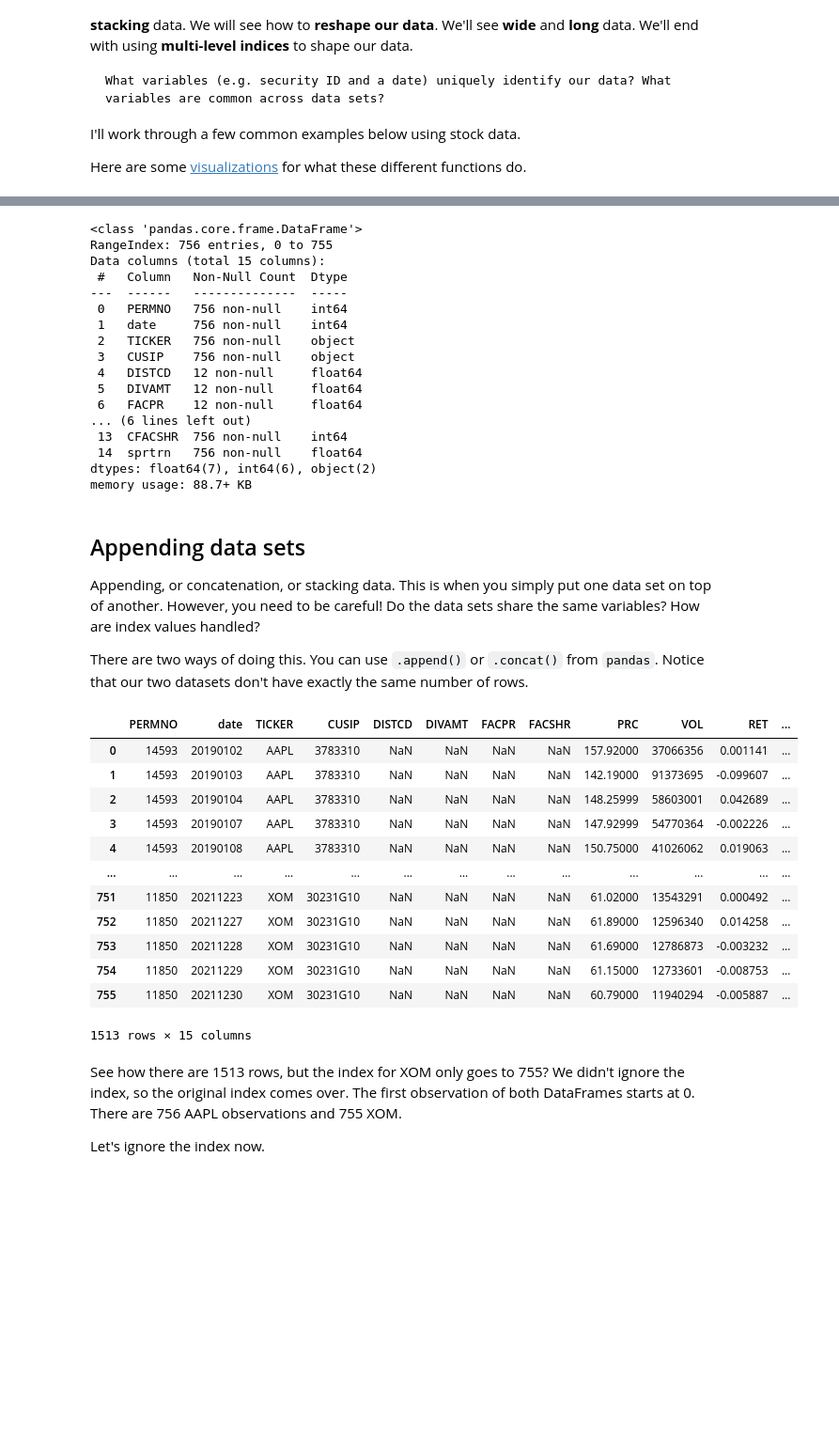
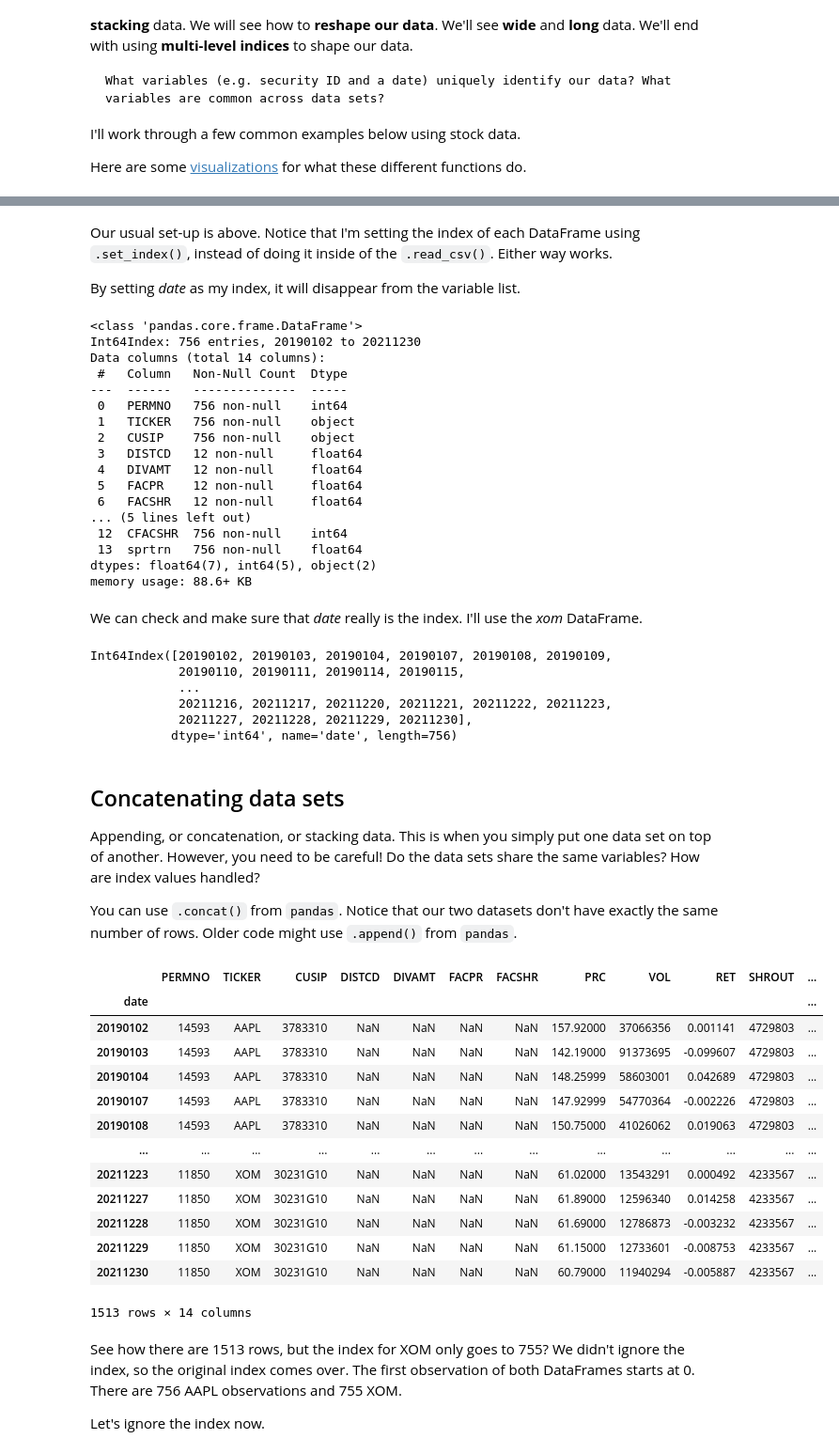
Before and after one commit to aaiken1/fin-data-analysis-text, a Jupyter notebook: _sources/chapters/4_4_merge_shape.ipynb, the cells around one changed output, grey strips where cells are left out. Shown at 94% size. Cells and saved outputs as stored; diff of their text form; code cells hidden in the pictures; blank space fills up the shorter version.

```diff
--- a/_sources/chapters/4_4_merge_shape.ipynb
+++ b/_sources/chapters/4_4_merge_shape.ipynb
@@ -23,8 +23,8 @@ import matplotlib.pyplot as plt
 aapl = pd.read_csv('https://raw.githubusercontent.com/aaiken1/fin-data-analysis-python/main/data/aapl.csv')
 xom = pd.read_csv('https://raw.githubusercontent.com/aaiken1/fin-data-analysis-python/main/data/xom.csv')
 
-aapl.set_index('date')
-xom.set_index('date')
+aapl = aapl.set_index('date')
+xom = xom.set_index('date')
 
 aapl.info()
 # %% [output]
@@ -48,46 +48,61 @@ memory usage: 88.8+ KB
+# %% [markdown]
+Our usual set-up is above. Notice that I'm setting the index of each DataFrame using `.set_index()`, instead of doing it inside of the `.read_csv()`. Either way works.
+
+By setting *date* as my index, it will disappear from the variable list.
 # %%
 xom.info()
 # %% [output]
 <class 'pandas.core.frame.DataFrame'>
-RangeIndex: 756 entries, 0 to 755
-Data columns (total 15 columns):
+Int64Index: 756 entries, 20190102 to 20211230
+Data columns (total 14 columns):
  #   Column   Non-Null Count  Dtype
 ---  ------   --------------  -----
  0   PERMNO   756 non-null    int64
- 1   date     756 non-null    int64
- 2   TICKER   756 non-null    object
- 3   CUSIP    756 non-null    object
- 4   DISTCD   12 non-null     float64
- 5   DIVAMT   12 non-null     float64
- 6   FACPR    12 non-null     float64
-... (6 lines left out)
- 13  CFACSHR  756 non-null    int64
- 14  sprtrn   756 non-null    float64
-dtypes: float64(7), int64(6), object(2)
-memory usage: 88.7+ KB
+ 1   TICKER   756 non-null    object
+ 2   CUSIP    756 non-null    object
+ 3   DISTCD   12 non-null     float64
+ 4   DIVAMT   12 non-null     float64
+ 5   FACPR    12 non-null     float64
+ 6   FACSHR   12 non-null     float64
+... (5 lines left out)
+ 12  CFACSHR  756 non-null    int64
+ 13  sprtrn   756 non-null    float64
+dtypes: float64(7), int64(5), object(2)
+memory usage: 88.6+ KB
+# %% [markdown]
+We can check and make sure that *date* really is the index. I'll use the *xom* DataFrame.
+# %%
+xom.index
+# %% [output]
+Int64Index([20190102, 20190103, 20190104, 20190107, 20190108, 20190109,
+            20190110, 20190111, 20190114, 20190115,
+            ...
+            20211216, 20211217, 20211220, 20211221, 20211222, 20211223,
+            20211227, 20211228, 20211229, 20211230],
+           dtype='int64', name='date', length=756)
 # %% [markdown]
-## Appending data sets
+## Concatenating data sets
 
 Appending, or concatenation, or stacking data. This is when you simply put one data set on top of another. However, you need to be careful! Do the data sets share the same variables? How are index values handled?
 
-There are two ways of doing this. You can use `.append()` or `.concat()` from `pandas`. Notice that our two datasets don't have exactly the same number of rows.
+You can use `.concat()` from `pandas`. Notice that our two datasets don't have exactly the same number of rows. Older code might use `.append()` from `pandas`.
 # %%
-ap1 = aapl.append(xom, sort=False)
-ap1
+pd.concat((aapl, xom), sort=False)
 # %% [output]
-|  | PERMNO | date | TICKER | CUSIP | DISTCD | DIVAMT | FACPR | FACSHR | PRC | VOL | RET | ... |
-| 0 | 14593 | 20190102 | AAPL | 3783310 | NaN | NaN | NaN | NaN | 157.92000 | 37066356 | 0.001141 | ... |
-| 1 | 14593 | 20190103 | AAPL | 3783310 | NaN | NaN | NaN | NaN | 142.19000 | 91373695 | -0.099607 | ... |
-| 2 | 14593 | 20190104 | AAPL | 3783310 | NaN | NaN | NaN | NaN | 148.25999 | 58603001 | 0.042689 | ... |
-| 3 | 14593 | 20190107 | AAPL | 3783310 | NaN | NaN | NaN | NaN | 147.92999 | 54770364 | -0.002226 | ... |
-| 4 | 14593 | 20190108 | AAPL | 3783310 | NaN | NaN | NaN | NaN | 150.75000 | 41026062 | 0.019063 | ... |
+|  | PERMNO | TICKER | CUSIP | DISTCD | DIVAMT | FACPR | FACSHR | PRC | VOL | RET | SHROUT | ... |
+| date |  |  |  |  |  |  |  |  |  |  |  | ... |
+| 20190102 | 14593 | AAPL | 3783310 | NaN | NaN | NaN | NaN | 157.92000 | 37066356 | 0.001141 | 4729803 | ... |
+| 20190103 | 14593 | AAPL | 3783310 | NaN | NaN | NaN | NaN | 142.19000 | 91373695 | -0.099607 | 4729803 | ... |
+| 20190104 | 14593 | AAPL | 3783310 | NaN | NaN | NaN | NaN | 148.25999 | 58603001 | 0.042689 | 4729803 | ... |
+| 20190107 | 14593 | AAPL | 3783310 | NaN | NaN | NaN | NaN | 147.92999 | 54770364 | -0.002226 | 4729803 | ... |
+| 20190108 | 14593 | AAPL | 3783310 | NaN | NaN | NaN | NaN | 150.75000 | 41026062 | 0.019063 | 4729803 | ... |
 | ... | ... | ... | ... | ... | ... | ... | ... | ... | ... | ... | ... | ... |
-| 751 | 11850 | 20211223 | XOM | 30231G10 | NaN | NaN | NaN | NaN | 61.02000 | 13543291 | 0.000492 | ... |
-| 752 | 11850 | 20211227 | XOM | 30231G10 | NaN | NaN | NaN | NaN | 61.89000 | 12596340 | 0.014258 | ... |
-| 753 | 11850 | 20211228 | XOM | 30231G10 | NaN | NaN | NaN | NaN | 61.69000 | 12786873 | -0.003232 | ... |
-| 754 | 11850 | 20211229 | XOM | 30231G10 | NaN | NaN | NaN | NaN | 61.15000 | 12733601 | -0.008753 | ... |
-| 755 | 11850 | 20211230 | XOM | 30231G10 | NaN | NaN | NaN | NaN | 60.79000 | 11940294 | -0.005887 | ... |
+| 20211223 | 11850 | XOM | 30231G10 | NaN | NaN | NaN | NaN | 61.02000 | 13543291 | 0.000492 | 4233567 | ... |
+| 20211227 | 11850 | XOM | 30231G10 | NaN | NaN | NaN | NaN | 61.89000 | 12596340 | 0.014258 | 4233567 | ... |
+| 20211228 | 11850 | XOM | 30231G10 | NaN | NaN | NaN | NaN | 61.69000 | 12786873 | -0.003232 | 4233567 | ... |
+| 20211229 | 11850 | XOM | 30231G10 | NaN | NaN | NaN | NaN | 61.15000 | 12733601 | -0.008753 | 4233567 | ... |
+| 20211230 | 11850 | XOM | 30231G10 | NaN | NaN | NaN | NaN | 60.79000 | 11940294 | -0.005887 | 4233567 | ... |
-1513 rows × 15 columns
+1513 rows × 14 columns
 # %% [markdown]
 See how there are 1513 rows, but the index for XOM only goes to 755? We didn't ignore the index, so the original index comes over. The first observation of both DataFrames starts at 0. There are 756 AAPL observations and 755 XOM.
 
```
Also changed, not shown: parts of 22 cells of this notebook, 6 other files.
